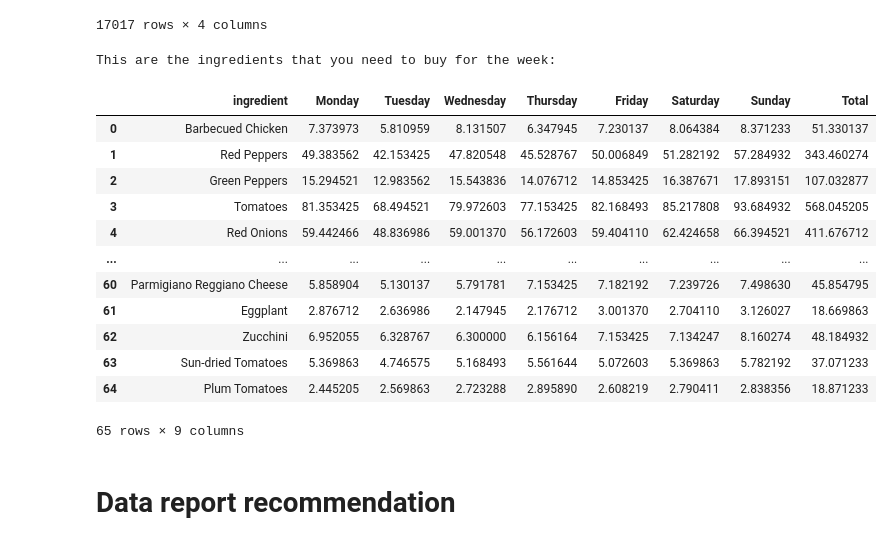
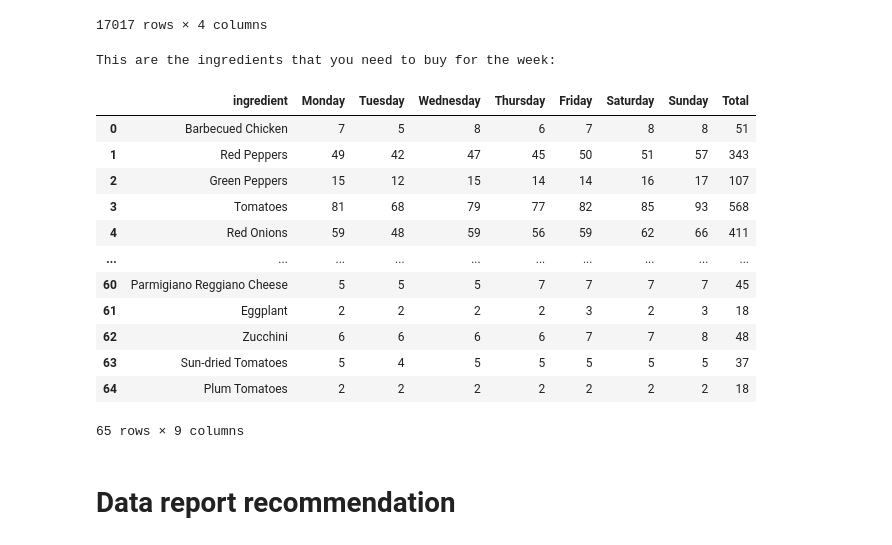
Before and after one commit to xAlexMGGx/Pizza_predicter, a Jupyter notebook: predict_pizzas_2016.ipynb, the cells around one changed output. Drawn from its saved outputs; the diff is of its cells as text; code cells hidden in the pictures.

```diff
--- a/predict_pizzas_2016.ipynb
+++ b/predict_pizzas_2016.ipynb
@@ -331,23 +333,24 @@ display(ordered_pizzas)
 # %%
 pizza_types = create_csv_with_pizzas_per_day(ordered_pizzas, pizza_types, pizzas, date)
 ingredients_df = csv_ingredients(pizza_types)
 ingredients_df = predict(pizza_types, ingredients_df, days_difference)
+ingredients_df = ingredients_df.astype({'Monday': 'int', 'Tuesday': 'int', 'Wednesday': 'int', 'Thursday': 'int', 'Friday': 'int', 'Saturday': 'int', 'Sunday': 'int', 'Total': 'int'})
 print('This are the ingredients that you need to buy for the week:')
 display(ingredients_df)
 # %% [output]
 This are the ingredients that you need to buy for the week:
 |  | ingredient | Monday | Tuesday | Wednesday | Thursday | Friday | Saturday | Sunday | Total |
-| 0 | Barbecued Chicken | 7.373973 | 5.810959 | 8.131507 | 6.347945 | 7.230137 | 8.064384 | 8.371233 | 51.330137 |
-| 1 | Red Peppers | 49.383562 | 42.153425 | 47.820548 | 45.528767 | 50.006849 | 51.282192 | 57.284932 | 343.460274 |
-| 2 | Green Peppers | 15.294521 | 12.983562 | 15.543836 | 14.076712 | 14.853425 | 16.387671 | 17.893151 | 107.032877 |
-| 3 | Tomatoes | 81.353425 | 68.494521 | 79.972603 | 77.153425 | 82.168493 | 85.217808 | 93.684932 | 568.045205 |
-| 4 | Red Onions | 59.442466 | 48.836986 | 59.001370 | 56.172603 | 59.404110 | 62.424658 | 66.394521 | 411.676712 |
+| 0 | Barbecued Chicken | 7 | 5 | 8 | 6 | 7 | 8 | 8 | 51 |
+| 1 | Red Peppers | 49 | 42 | 47 | 45 | 50 | 51 | 57 | 343 |
+| 2 | Green Peppers | 15 | 12 | 15 | 14 | 14 | 16 | 17 | 107 |
+| 3 | Tomatoes | 81 | 68 | 79 | 77 | 82 | 85 | 93 | 568 |
+| 4 | Red Onions | 59 | 48 | 59 | 56 | 59 | 62 | 66 | 411 |
 | ... | ... | ... | ... | ... | ... | ... | ... | ... | ... |
-| 60 | Parmigiano Reggiano Cheese | 5.858904 | 5.130137 | 5.791781 | 7.153425 | 7.182192 | 7.239726 | 7.498630 | 45.854795 |
-| 61 | Eggplant | 2.876712 | 2.636986 | 2.147945 | 2.176712 | 3.001370 | 2.704110 | 3.126027 | 18.669863 |
-| 62 | Zucchini | 6.952055 | 6.328767 | 6.300000 | 6.156164 | 7.153425 | 7.134247 | 8.160274 | 48.184932 |
-| 63 | Sun-dried Tomatoes | 5.369863 | 4.746575 | 5.168493 | 5.561644 | 5.072603 | 5.369863 | 5.782192 | 37.071233 |
-| 64 | Plum Tomatoes | 2.445205 | 2.569863 | 2.723288 | 2.895890 | 2.608219 | 2.790411 | 2.838356 | 18.871233 |
+| 60 | Parmigiano Reggiano Cheese | 5 | 5 | 5 | 7 | 7 | 7 | 7 | 45 |
+| 61 | Eggplant | 2 | 2 | 2 | 2 | 3 | 2 | 3 | 18 |
+| 62 | Zucchini | 6 | 6 | 6 | 6 | 7 | 7 | 8 | 48 |
+| 63 | Sun-dried Tomatoes | 5 | 4 | 5 | 5 | 5 | 5 | 5 | 37 |
+| 64 | Plum Tomatoes | 2 | 2 | 2 | 2 | 2 | 2 | 2 | 18 |
 65 rows × 9 columns
 # %% [markdown]
 # Data report recommendation
```
Also changed, not shown: parts of 4 cells of this notebook, 7 other files.
